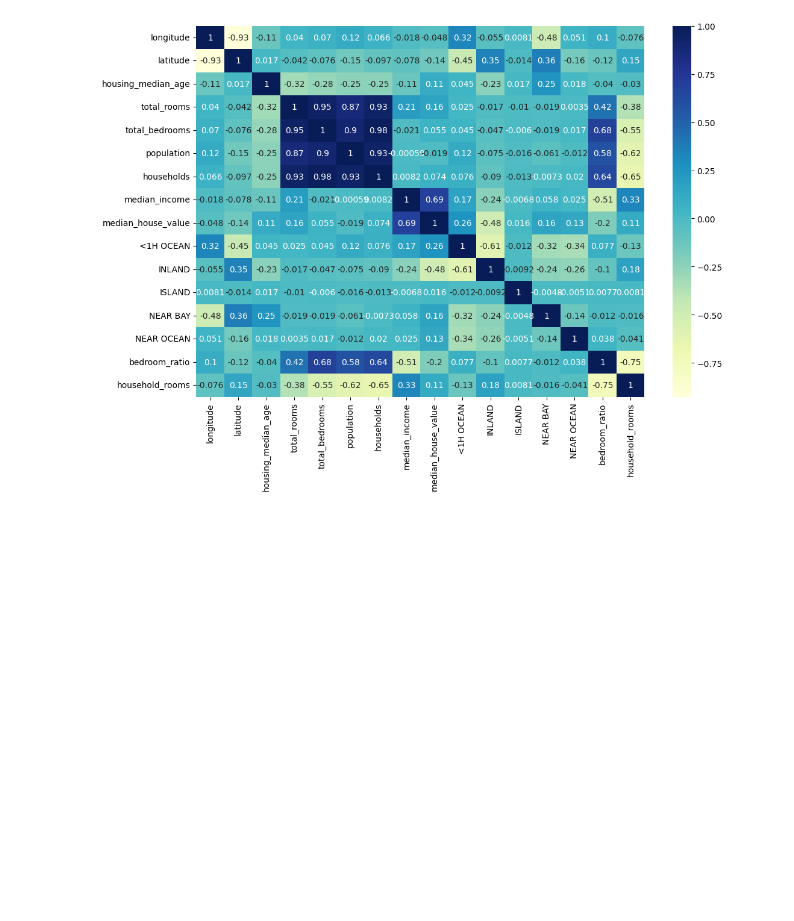
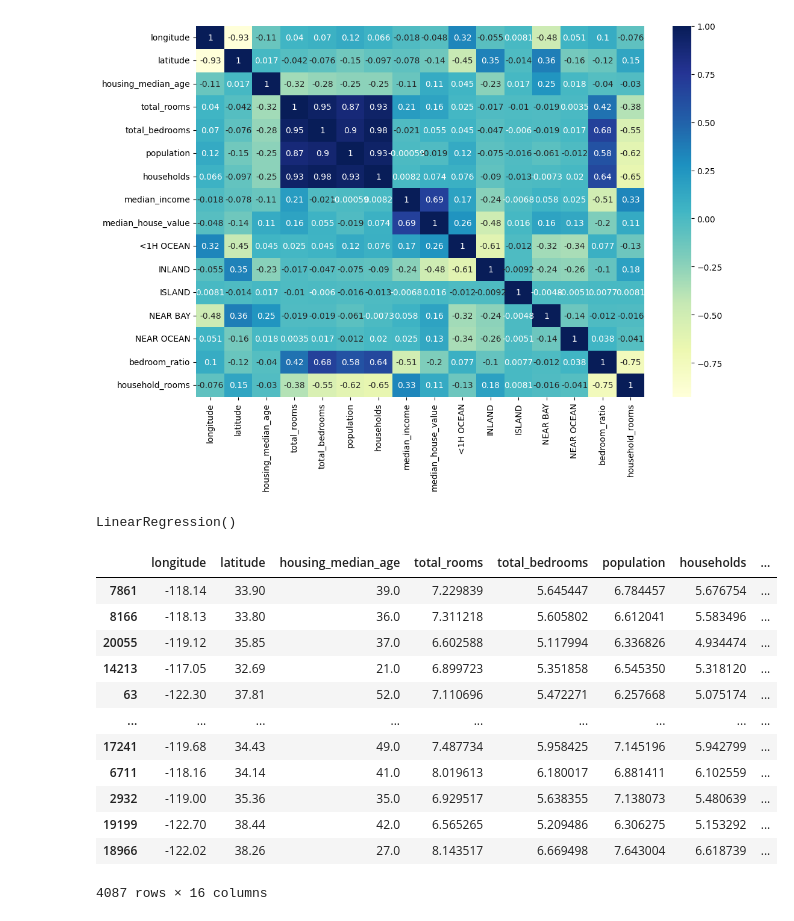
Before and after one commit to Mickel26/HousingPricePredictor, a Jupyter notebook: housingpricepredictor.ipynb, the cells around one changed output. Drawn from its saved outputs; the diff is of its cells as text; code cells hidden in the pictures; blank space fills up the shorter version.

Commit message:
Test data

```diff
--- a/housingpricepredictor.ipynb
+++ b/housingpricepredictor.ipynb
@@ -119,3 +119,41 @@ sns.heatmap(train_data.corr(numeric_only=True), annot=True, cmap='YlGnBu')
 # %% [output]
 <Axes: >
 [figure]
+# %%
+from sklearn.linear_model import LinearRegression
+
+X_train, y_train = train_data.drop(['median_house_value'], axis=1), train_data['median_house_value']
+
+reg = LinearRegression()
+
+reg.fit(X_train, y_train)
+# %% [output]
+LinearRegression()
+# %%
+test_data = X_test.join(y_test)
+
+test_data.total_rooms = np.log(test_data.total_rooms + 1)
+test_data.total_bedrooms = np.log(test_data.total_bedrooms + 1)
+test_data.population = np.log(test_data.population + 1)
+test_data.households = np.log(test_data.households + 1)
+
+test_data = test_data.join(pd.get_dummies(test_data.ocean_proximity)).drop(['ocean_proximity'], axis=1)
+
+test_data['bedroom_ratio'] = test_data.total_bedrooms / test_data.total_rooms
+test_data['household_rooms'] = test_data.total_rooms / test_data.households
+# %%
+test_data
+# %% [output]
+|  | longitude | latitude | housing_median_age | total_rooms | total_bedrooms | population | households | ... |
+| 7861 | -118.14 | 33.90 | 39.0 | 7.229839 | 5.645447 | 6.784457 | 5.676754 | ... |
+| 8166 | -118.13 | 33.80 | 36.0 | 7.311218 | 5.605802 | 6.612041 | 5.583496 | ... |
+| 20055 | -119.12 | 35.85 | 37.0 | 6.602588 | 5.117994 | 6.336826 | 4.934474 | ... |
+| 14213 | -117.05 | 32.69 | 21.0 | 6.899723 | 5.351858 | 6.545350 | 5.318120 | ... |
+| 63 | -122.30 | 37.81 | 52.0 | 7.110696 | 5.472271 | 6.257668 | 5.075174 | ... |
+| ... | ... | ... | ... | ... | ... | ... | ... | ... |
+| 17241 | -119.68 | 34.43 | 49.0 | 7.487734 | 5.958425 | 7.145196 | 5.942799 | ... |
+| 6711 | -118.16 | 34.14 | 41.0 | 8.019613 | 6.180017 | 6.881411 | 6.102559 | ... |
+| 2932 | -119.00 | 35.36 | 35.0 | 6.929517 | 5.638355 | 7.138073 | 5.480639 | ... |
+| 19199 | -122.70 | 38.44 | 42.0 | 6.565265 | 5.209486 | 6.306275 | 5.153292 | ... |
+| 18966 | -122.02 | 38.26 | 27.0 | 8.143517 | 6.669498 | 7.643004 | 6.618739 | ... |
+4087 rows × 16 columns
```
